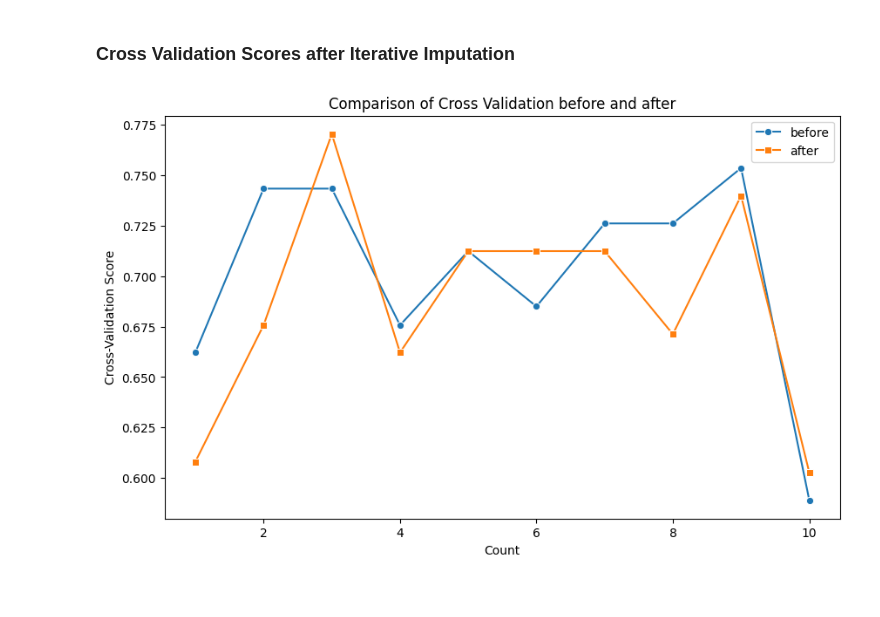
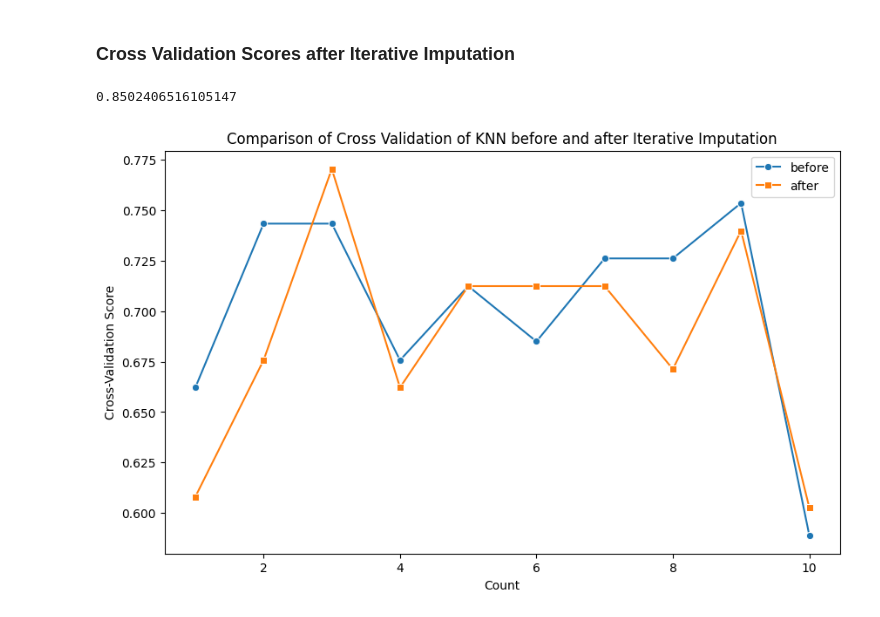
Before and after one commit to HereticInquisitor/Medical, a Jupyter notebook: src/components/feature_engineering.ipynb, the cells around one changed output. Cells and saved outputs as stored; diff of their text form; code cells hidden in the pictures.

Commit message:
def plot_avg

```diff
--- a/src/components/feature_engineering.ipynb
+++ b/src/components/feature_engineering.ipynb
@@ -165,8 +169,11 @@ for it in cv_knn_after:
     sum+=it
 avg_knn_after =sum/10
 # %%
+sum=0
 cv_svc_after=cross_val_score(svc, X_train, Y_train, cv=10)
 for it in cv_svc_after:
     sum+=it
 avg_svc_after =sum/10
+# %% [output]
+0.8502406516105147
 # %%
@@ -175,7 +183,7 @@ for it in cv_dt_after:
     sum+=it
 avg_dt_after =sum/10
 # %%
-def plot(cv_before, cv_after, label1, label2):
+def plot(cv_before, cv_after, label1, label2, model):
     x = np.array([1, 2, 3, 4, 5,6,7,8,9,10])
 
     plt.figure(figsize=(10, 6))
@@ -183,13 +191,13 @@ def plot(cv_before, cv_after, label1, label2):
     sns.lineplot(x=x, y=cv_before, label=label1, marker='o')
     sns.lineplot(x=x, y=cv_after, label=label2, marker='s')
 
-    plt.title('Comparison of Cross Validation before and after')
+    plt.title(f'Comparison of Cross Validation of {model} before and after Iterative Imputation')
     plt.xlabel('Count')
     plt.ylabel('Cross-Validation Score')
     plt.legend()
     plt.show()
 # %%
-plot(cv_knn_before, cv_knn_after, "before", "after")
+plot(cv_knn_before, cv_knn_after, "before", "after","KNN")
 # %% [output]
-[figure, old version]
+[figure, new version]
 # %%
```
Also changed, not shown: parts of 14 cells of this notebook.
